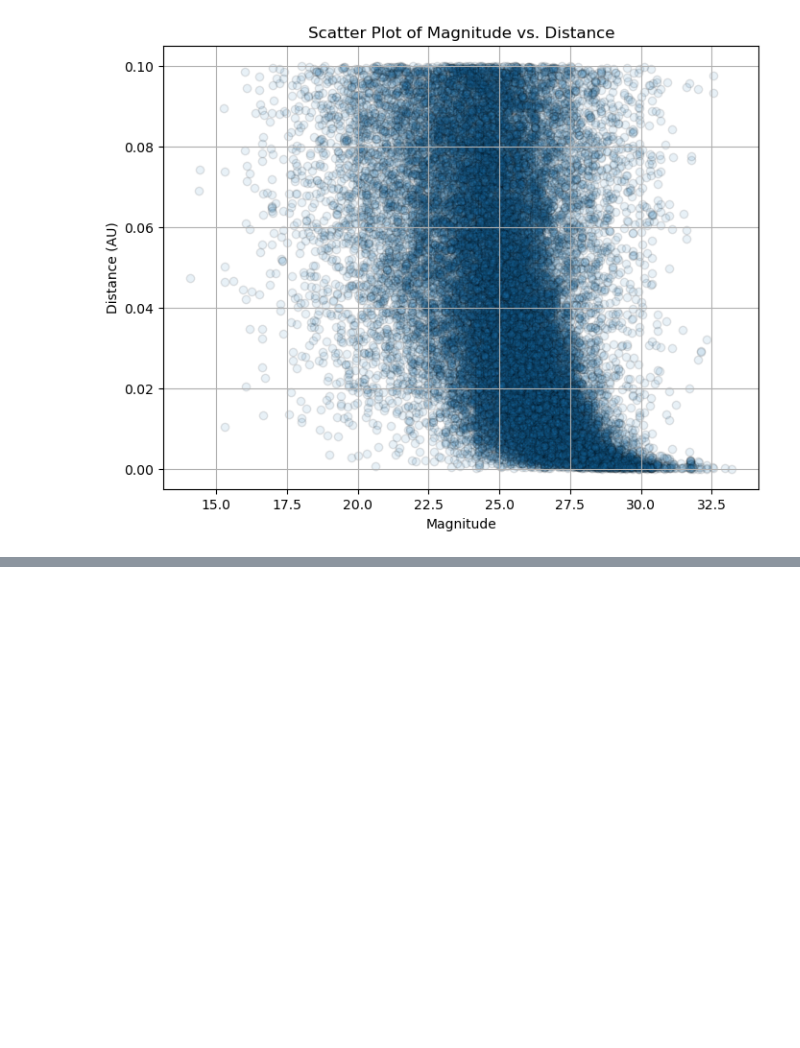
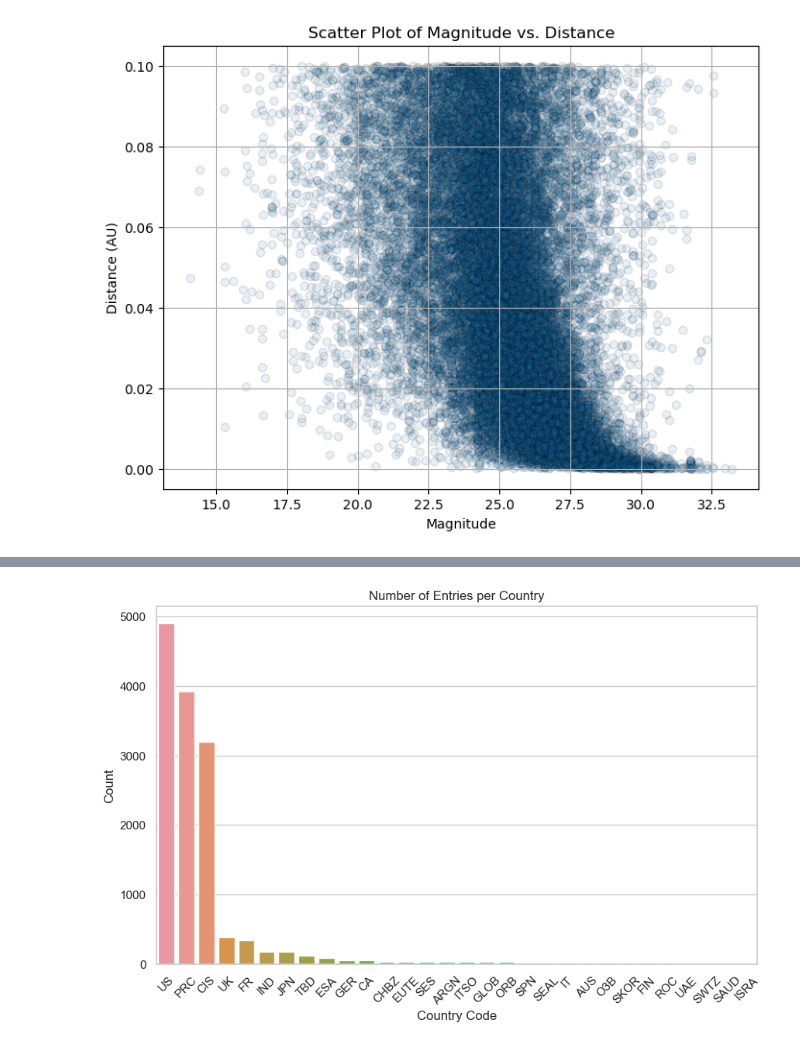
Before and after one commit to nikolayzhechev/Earth-Orbit-Objects-Analysis-and-Prediction, a Jupyter notebook: Earth Orbit Objects.ipynb, the cells around one changed output, grey strips where cells are left out. Drawn from its saved outputs; the diff is of its cells as text; code cells hidden in the pictures; blank space fills up the shorter version.

```diff
--- a/Earth Orbit Objects.ipynb
+++ b/Earth Orbit Objects.ipynb
@@ -447,0 +821,17 @@ plt.show()
+# %%
+# count the countries and remove those with less than 10 occurances
+country_counts = close_orbit_df['COUNTRY_CODE'].value_counts()
+filtered_close_orbit_df = close_orbit_df[close_orbit_df['COUNTRY_CODE'].isin(country_counts[country_counts > 10].index)]
+
+# bar plot to show the number of entries per country
+sns.set(style="whitegrid")
+plt.figure(figsize=(10, 6))
+
+sns.countplot(data=filtered_close_orbit_df, x='COUNTRY_CODE', order=filtered_close_orbit_df['COUNTRY_CODE'].value_counts().index)
+plt.title('Number of Entries per Country')
+plt.xlabel('Country Code')
+plt.xticks(rotation=45)  # rotate x-axis labels for better readability
+plt.ylabel('Count')
+plt.show()
+# %% [output]
+[figure, added]
```
Also changed, not shown: parts of 22 cells of this notebook, 1 other file.
